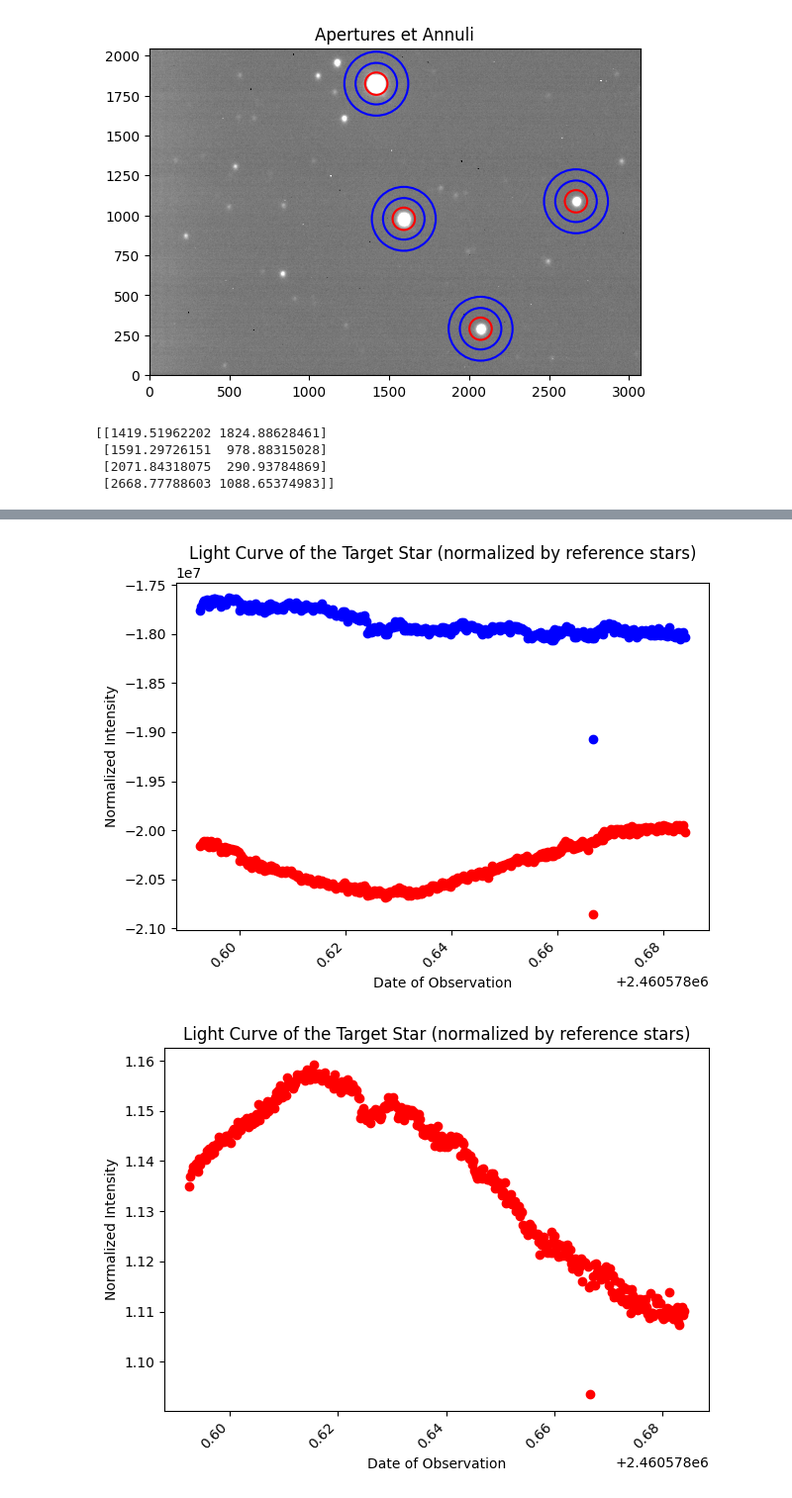
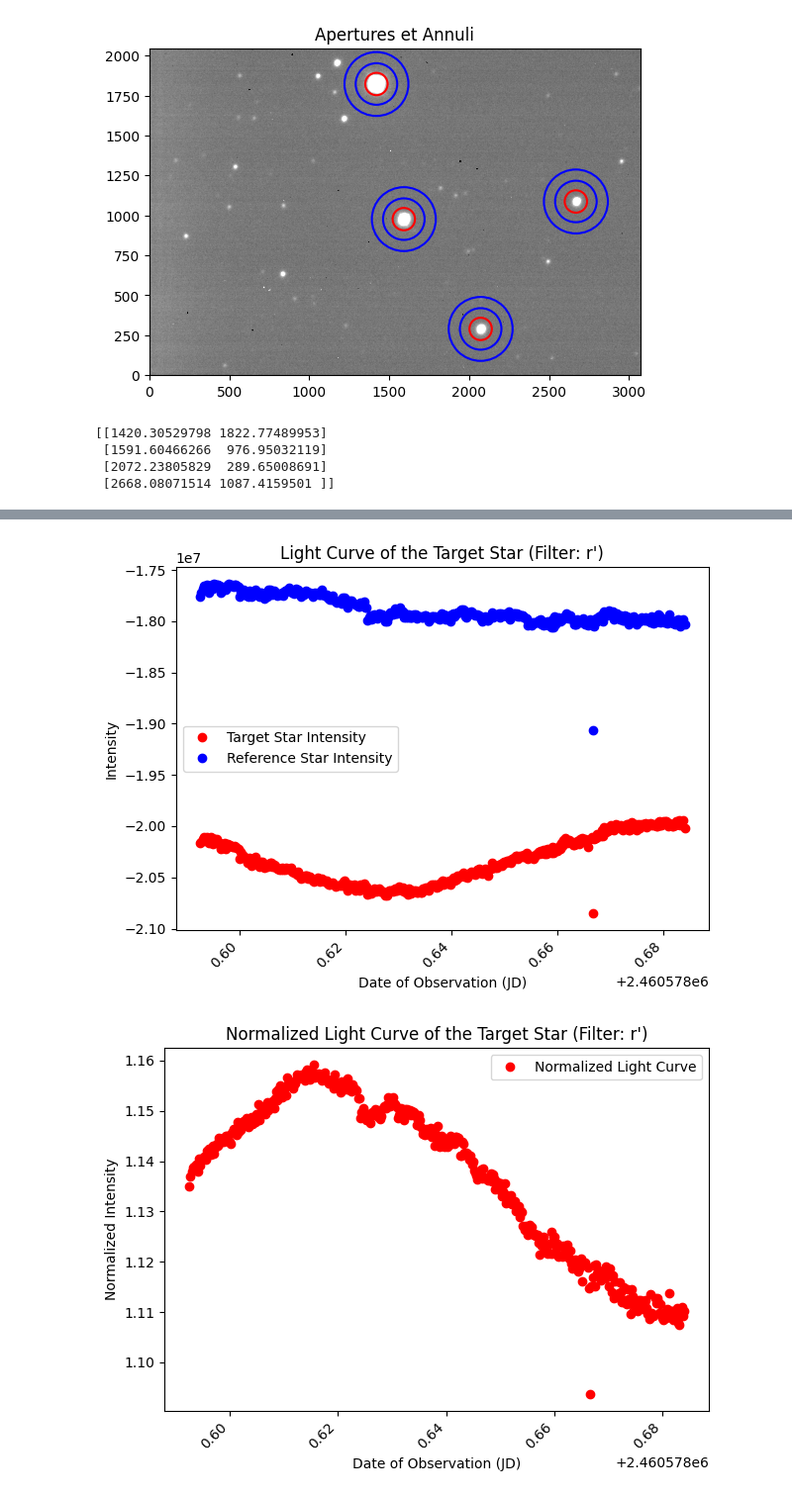
Before and after one commit to jakbay/ohp_binaire_a_eclipses, a Jupyter notebook: binaire_a_eclipse_float64.ipynb, the cells around one changed output, grey strips where cells are left out. Shown at 99% size. Saved outputs shown, nothing was run; the diff lists cells and outputs as text; code cells hidden in the pictures.

```diff
--- a/binaire_a_eclipse_float64.ipynb
+++ b/binaire_a_eclipse_float64.ipynb
@@ -309,10 +309,12 @@ from scipy.ndimage import shift
 ## Chargement des donnees
 # Fonction pour lister tous les fichiers .fit et .fits dans un dossier donné
 
+folder = 'obs_pri_r_c'
+
 def list_fits_files(folder):
     return [os.path.join(folder, f) for f in os.listdir(folder) if f.endswith(('.fit', '.fits'))]
 # Dossier contenant les fichiers FITS
-folder_path = path + path_dict['obs_pri_r_c']
+folder_path = path + path_dict[folder]
 
 # Lister tous les fichiers .fits dans le dossier
 fits_files = list_fits_files(folder_path)
@@ -402,30 +404,37 @@ print(pos)
 star_positions = [pos[0],pos[2],pos[3]]
 target_position = pos[1]
 # %% [output]
-[[1419.51962202 1824.88628461]
- [1591.29726151  978.88315028]
- [2071.84318075  290.93784869]
- [2668.77788603 1088.65374983]]
+[[1420.30529798 1822.77489953]
+ [1591.60466266  976.95032119]
+ [2072.23805829  289.65008691]
+ [2668.08071514 1087.4159501 ]]
 # %%
+import csv
+from astropy.io import fits
 from astropy.time import Time
 
-# Initialiser des listes pour stocker les résultats d'intensité et les dates d'observation
+# Initialiser des listes pour stocker les résultats
 target_intensities = []
 reference_intensities = []
-observation_dates = []  # Pour stocker les dates d'observation
+observation_dates = []
+filters_used = []  # Pour stocker les filtres utilisés
 
 # Parcourir les fichiers d'observation
 for fits_file in fits_files:
     print(f"Traitement du fichier : {fits_file}")
 
-    # Charger l'image CCD et extraire la date d'observation
+    # Charger l'image CCD et extraire la date d'observation et le filtre utilisé
     with fits.open(fits_file) as hdu:
         header = hdu[0].header
         date_obs = header.get('DATE-OBS', None)  # Récupérer la date d'observation
+        filter_used = header.get('FILTER', 'unknown')  # Récupérer le filtre, avec 'unknown' comme défaut
+        filters_used.append(filter_used)  # Stocker le filtre utilisé
+
         if date_obs is not None:
-            observation_dates.append(Time(date_obs).jd)  # Convertir en format ISO et ajouter à la liste
-        print(Time(date_obs).jd)
-        ccd_sci = CCDData(hdu[0].data, unit='adu')  # Charger les données CCD
+            observation_dates.append(Time(date_obs).jd)  # Convertir en Julian Date et ajouter à la liste
+
+        # Charger les données CCD
+        ccd_sci = CCDData(hdu[0].data, unit='adu')
 
     # Photométrie pour l'étoile cible
     target_aperture = CircularAperture(target_position, r=aperture_radius)
@@ -450,30 +459,37 @@ for fits_file in fits_files:
 # Calculer la courbe de lumière normalisée
 light_curve = np.array(target_intensities) / np.array(reference_intensities)
 
-print(light_curve)
+# Écrire les résultats dans un fichier CSV
+with open(folder+'_light_curve_data.csv', 'w', newline='') as csvfile:
+    csvwriter = csv.writer(csvfile)
+    csvwriter.writerow(['observation_date', 'target_intensity', 'reference_intensity', 'normalized_intensity', 'filter'])  # En-têtes des colonnes
+    for i in range(len(observation_dates)):
+        csvwriter.writerow([observation_dates[i], target_intensities[i], reference_intensities[i], light_curve[i], filters_used[i]])
 
-# Afficher la courbe de lumière avec la date d'observation sur l'axe des x
+# Tracer le graphique des intensités
 plt.figure()
-plt.plot(observation_dates, target_intensities, marker ='o', linestyle = ' ', color = 'red')
-plt.plot(observation_dates, reference_intensities, marker ='o', linestyle = ' ', color = 'blue')
-plt.xticks(rotation=45, ha='right')  # Tourner les étiquettes des dates pour une meilleure lisibilité
-plt.xlabel('Date of Observation')
-plt.ylabel('Normalized Intensity')
-plt.title('Light Curve of the Target Star (normalized by reference stars)')
+plt.plot(observation_dates, target_intensities, marker='o', linestyle=' ', color='red', label='Target Star Intensity')
+plt.plot(observation_dates, reference_intensities, marker='o', linestyle=' ', color='blue', label='Reference Star Intensity')
+plt.xticks(rotation=45, ha='right')
+plt.xlabel('Date of Observation (JD)')
+plt.ylabel('Intensity')
+plt.title(f'Light Curve of the Target Star (Filter: {filters_used[0]})')
+plt.legend()  # Ajouter la légende
 plt.tight_layout()  # Pour éviter les chevauchements
 
-plt.savefig('light_curve.png', dpi=300)
+plt.savefig(folder+'_light_curve.png', dpi=300)
+plt.show()
 
-plt.show()
+# Tracer la courbe de lumière normalisée
 plt.figure()
-plt.plot(observation_dates, light_curve, marker ='o', linestyle = ' ', color = 'red')
-plt.xticks(rotation=45, ha='right')  # Tourner les étiquettes des dates pour une meilleure lisibilité
-plt.xlabel('Date of Observation')
+plt.plot(observation_dates, light_curve, marker='o', linestyle=' ', color='red', label='Normalized Light Curve')
+plt.xticks(rotation=45, ha='right')
+plt.xlabel('Date of Observation (JD)')
 plt.ylabel('Normalized Intensity')
-plt.title('Light Curve of the Target Star (normalized by reference stars)')
+plt.title(f'Normalized Light Curve of the Target Star (Filter: {filters_used[0]})')
+plt.legend()  # Ajouter la légende
 plt.tight_layout()  # Pour éviter les chevauchements
 
-plt.savefig('light_curve.png', dpi=300)
-
+plt.savefig(folder+'_light_curve_normalised.png', dpi=300)
 plt.show()
 # %% [output]
@@ -497,2 +513,2 @@ Traitement du fichier : E:/Documents/Cours_et_administratif/FAC/Master/M2/ohp/da
-[figure, old version]
+[figure, new version]
-[figure, old version]
+[figure, new version]
```
Also changed, not shown: parts of 2 cells of this notebook.
